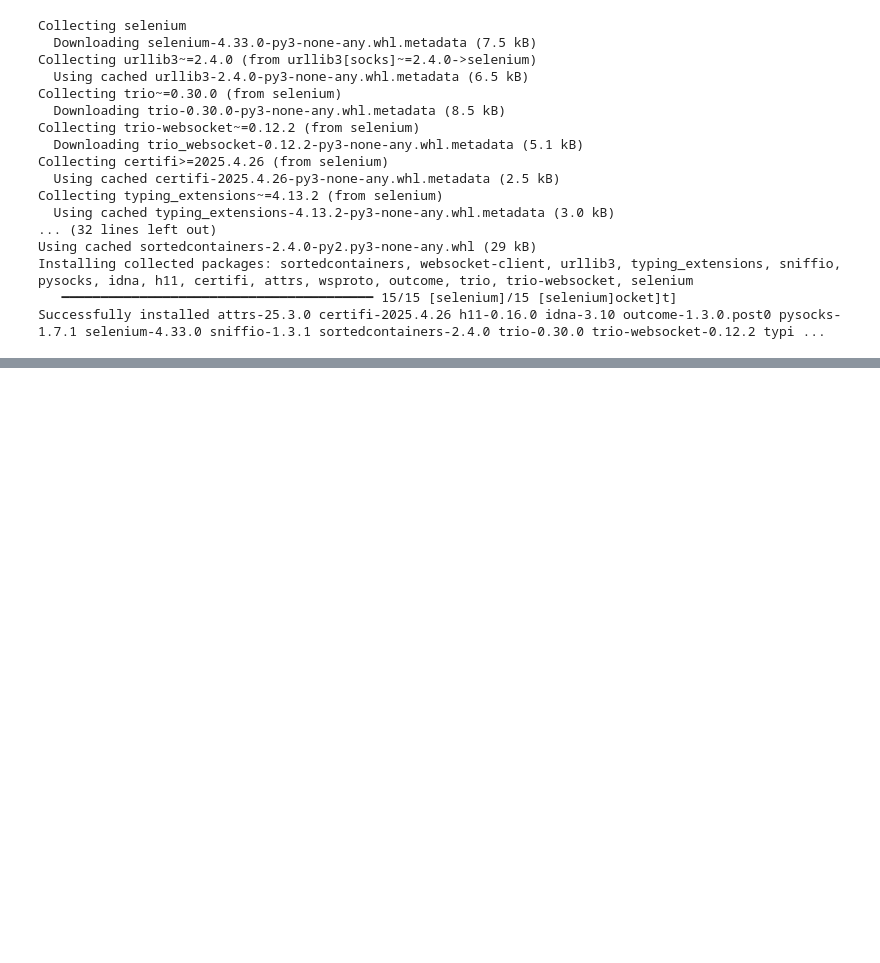
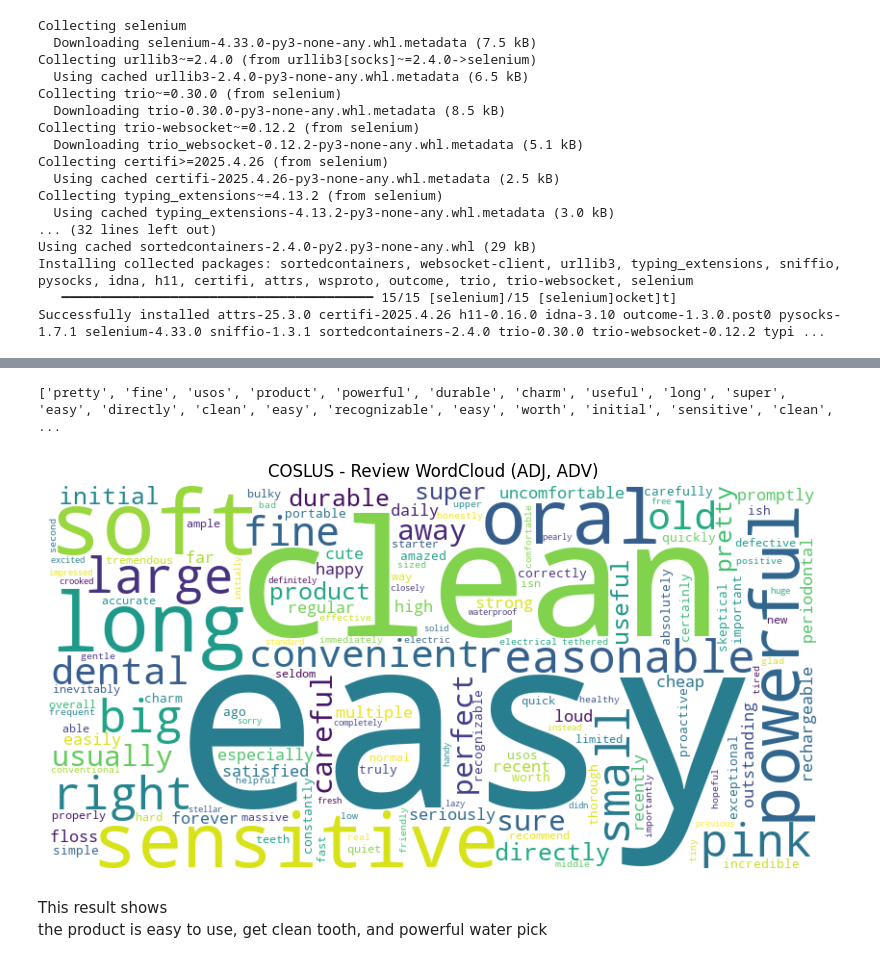
Before and after one commit to ejung2017/pandaspractice, a Jupyter notebook: crawling_amazon.ipynb, the cells around one changed output, grey strips where cells are left out. Cells and saved outputs as stored; diff of their text form; code cells hidden in the pictures; blank space fills up the shorter version.

```diff
--- a/crawling_amazon.ipynb
+++ b/crawling_amazon.ipynb
@@ -136,0 +703,7 @@ df
+# %%
+body_cl_coslus = re.findall(r'[A-Za-z]+', all_words_body_coslus)
+body_list_coslus = []
+for w in body_cl_coslus:
+    if len(w) > 1:
+        body_list_coslus.append(w)
+body_list_coslus
@@ -136,0 +728,6 @@ df
+# %%
+body_str_coslus = ' '.join(body_list_coslus)
+# %%
+words_coslus = extract_morphemes(all_words_title_coslus, [ "ADJ", "ADV"])
+words_body_coslus = extract_morphemes(body_str_coslus, ["ADJ", "ADV"])
+words_coslus += words_body_coslus
@@ -136,0 +757,27 @@ df
+# %%
+my_stop_words_coslus = ['highly', 'different', 'great', 'good', 'little', 'well', 'nice', 'amazing']
+new_list_coslus = []
+for w in words_coslus:
+    if w not in my_stop_words_coslus:
+        new_list_coslus.append(w)
+print(new_list_coslus)
+# %% [output]
+['pretty', 'fine', 'usos', 'product', 'powerful', 'durable', 'charm', 'useful', 'long', 'super', 'easy', 'directly', 'clean', 'easy', 'recognizable', 'easy', 'worth', 'initial', 'sensitive', 'clean',  ...
+# %%
+text_for_wordcloud_2 = ' '.join(new_list_coslus)
+text_for_wordcloud_2
+
+# 워드 클라우드 생성
+wc = WordCloud(width=800, height=400, background_color="white").generate(text_for_wordcloud_2)
+
+# 시각화
+plt.figure(figsize=(10, 5))
+plt.imshow(wc, interpolation='bilinear')
+plt.axis("off")
+plt.title("COSLUS - Review WordCloud (ADJ, ADV)")
+plt.show()
+# %% [output]
+[figure, added]
+# %% [markdown]
+This result shows
+the product is easy to use, get clean tooth, and powerful water pick
```
Also changed, not shown: parts of 71 cells of this notebook, 2 other files.
